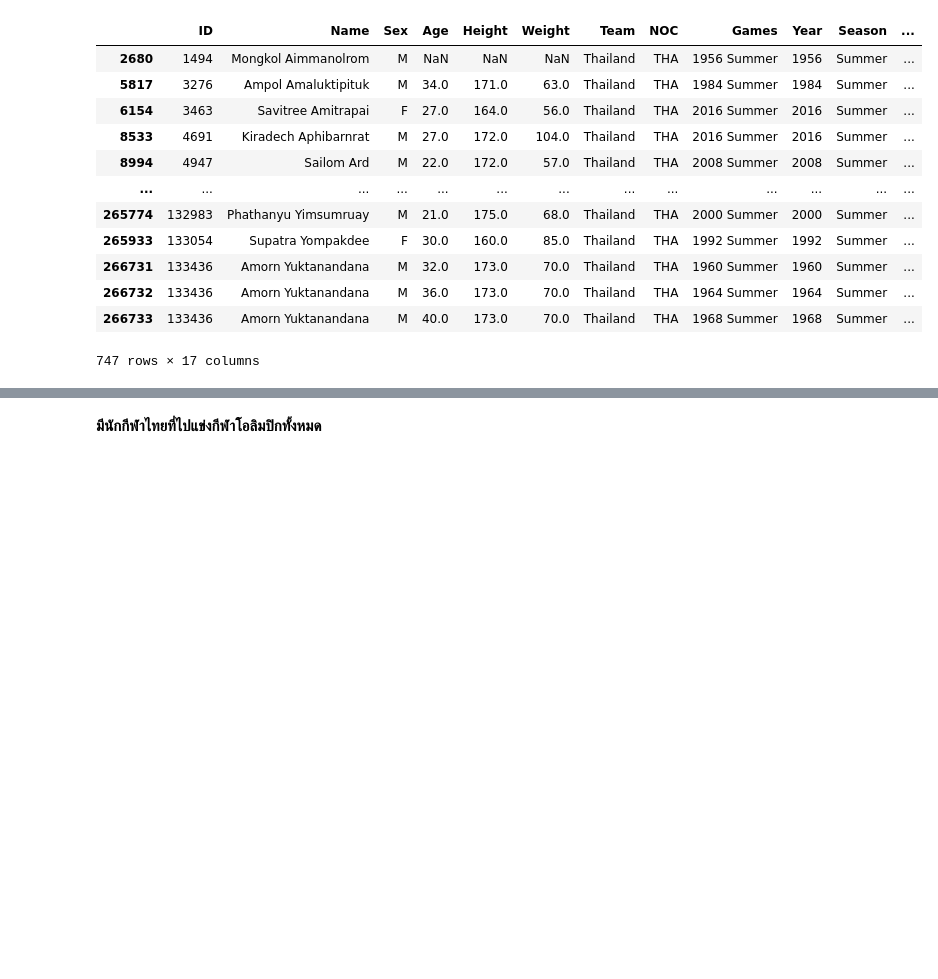
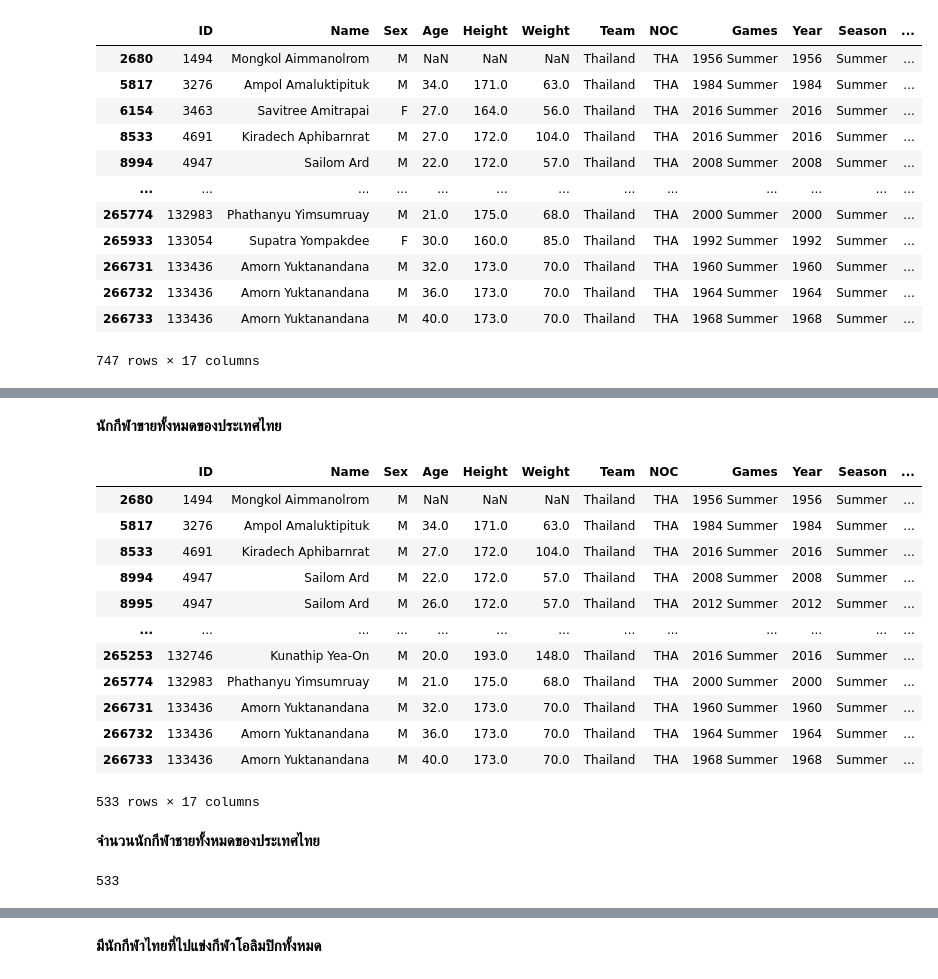
Before and after one commit to Kanokkarn21/Colab, a Jupyter notebook: Project_61070273.ipynb, the cells around one changed output, grey strips where cells are left out. Drawn from its saved outputs; the diff is of its cells as text; code cells hidden in the pictures; blank space fills up the shorter version.

```diff
--- a/Project_61070273.ipynb
+++ b/Project_61070273.ipynb
@@ -362,0 +405,26 @@ MedalsTHA
+# %% [markdown]
+**นักกีฬาขายทั้งหมดของประเทศไทย**
+# %%
+Mtha = olp_data[(olp_data.Sex == 'M')]
+Male = Mtha.loc[Mtha['NOC'] == 'THA']
+Male
+# %% [output]
+|  | ID | Name | Sex | Age | Height | Weight | Team | NOC | Games | Year | Season | ... |
+| 2680 | 1494 | Mongkol Aimmanolrom | M | NaN | NaN | NaN | Thailand | THA | 1956 Summer | 1956 | Summer | ... |
+| 5817 | 3276 | Ampol Amaluktipituk | M | 34.0 | 171.0 | 63.0 | Thailand | THA | 1984 Summer | 1984 | Summer | ... |
+| 8533 | 4691 | Kiradech Aphibarnrat | M | 27.0 | 172.0 | 104.0 | Thailand | THA | 2016 Summer | 2016 | Summer | ... |
+| 8994 | 4947 | Sailom Ard | M | 22.0 | 172.0 | 57.0 | Thailand | THA | 2008 Summer | 2008 | Summer | ... |
+| 8995 | 4947 | Sailom Ard | M | 26.0 | 172.0 | 57.0 | Thailand | THA | 2012 Summer | 2012 | Summer | ... |
+| ... | ... | ... | ... | ... | ... | ... | ... | ... | ... | ... | ... | ... |
+| 265253 | 132746 | Kunathip Yea-On | M | 20.0 | 193.0 | 148.0 | Thailand | THA | 2016 Summer | 2016 | Summer | ... |
+| 265774 | 132983 | Phathanyu Yimsumruay | M | 21.0 | 175.0 | 68.0 | Thailand | THA | 2000 Summer | 2000 | Summer | ... |
+| 266731 | 133436 | Amorn Yuktanandana | M | 32.0 | 173.0 | 70.0 | Thailand | THA | 1960 Summer | 1960 | Summer | ... |
+| 266732 | 133436 | Amorn Yuktanandana | M | 36.0 | 173.0 | 70.0 | Thailand | THA | 1964 Summer | 1964 | Summer | ... |
+| 266733 | 133436 | Amorn Yuktanandana | M | 40.0 | 173.0 | 70.0 | Thailand | THA | 1968 Summer | 1968 | Summer | ... |
+533 rows × 17 columns
+# %% [markdown]
+**จำนวนนักกีฬาชายทั้งหมดของประเทศไทย**
+# %%
+Male.Name.count()
+# %% [output]
+533
```
Also changed, not shown: parts of 13 cells of this notebook, 1 other file.
